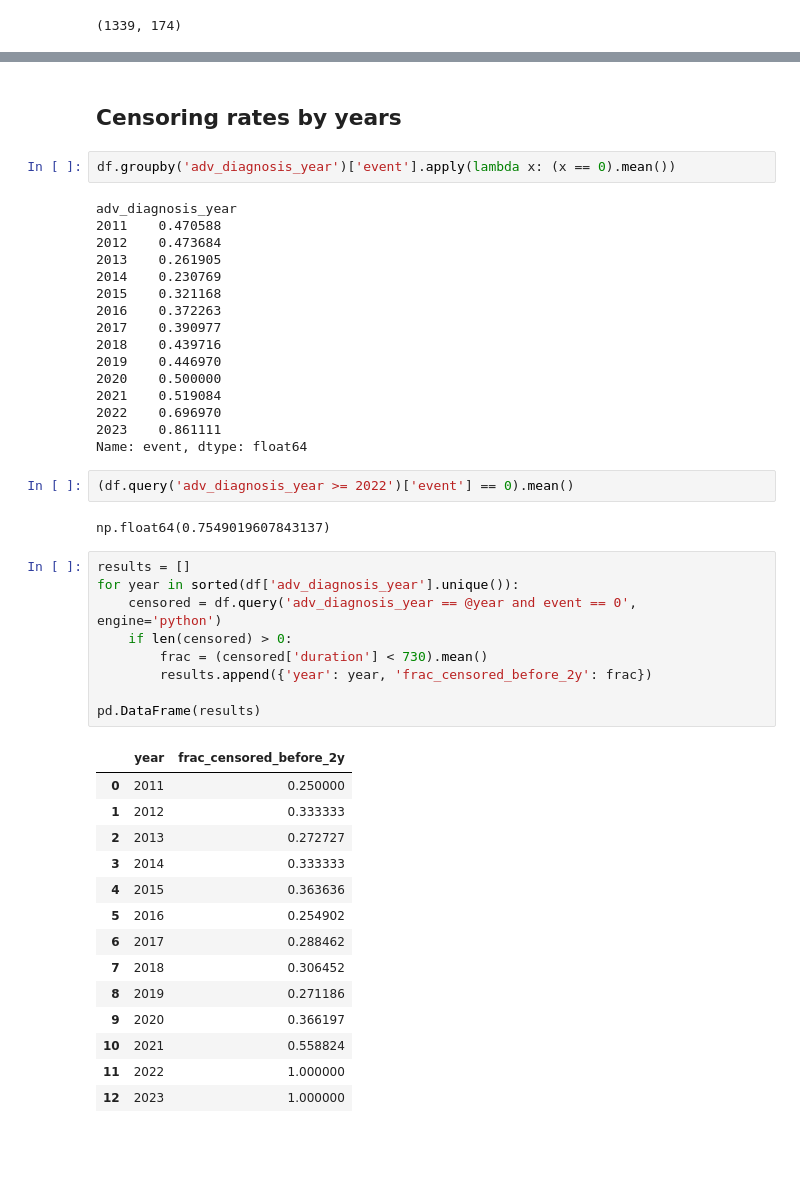
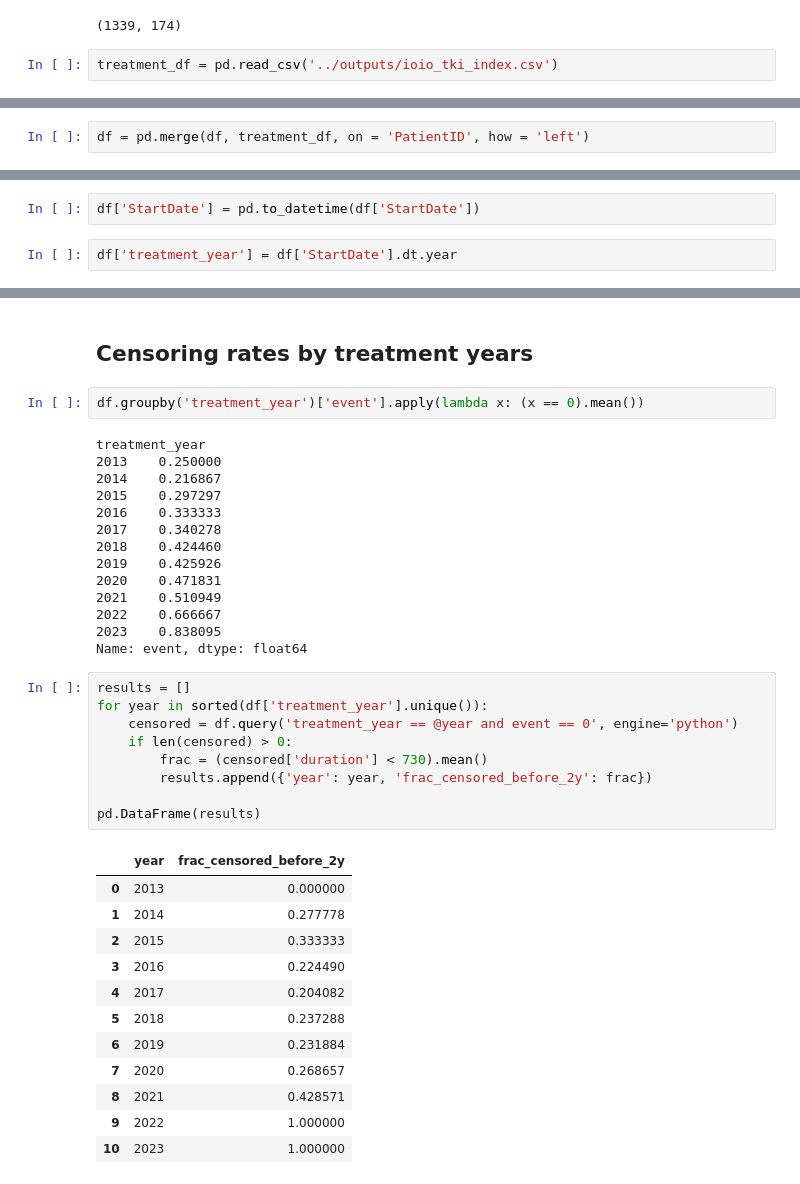
Before and after one commit to xavier-orcutt/io-heterogeneity, a Jupyter notebook: advMelanoma/notebooks/follow_up_adequacy.ipynb, the cells around one changed output, grey strips where cells are left out. Saved outputs shown, nothing was run; the diff lists cells and outputs as text; blank space fills up the shorter version.

```diff
--- a/advMelanoma/notebooks/follow_up_adequacy.ipynb
+++ b/advMelanoma/notebooks/follow_up_adequacy.ipynb
@@ -13,3 +15,5 @@ df = pd.read_csv('../outputs/ioio_tki_features_df.csv', dtype = dtype_map)
 df.shape
 # %% [output]
 (1339, 174)
+# %%
+treatment_df = pd.read_csv('../outputs/ioio_tki_index.csv')
@@ -15,0 +24,2 @@ df.shape
+# %%
+df = pd.merge(df, treatment_df, on = 'PatientID', how = 'left')
@@ -15,0 +30,4 @@ df.shape
+# %%
+df['StartDate'] = pd.to_datetime(df['StartDate'])
+# %%
+df['treatment_year'] = df['StartDate'].dt.year
@@ -16,49 +75,41 @@ df.shape
 # %% [markdown]
-## Censoring rates by years
+## Censoring rates by treatment years
 # %%
-df.groupby('adv_diagnosis_year')['event'].apply(lambda x: (x == 0).mean())
+df.groupby('treatment_year')['event'].apply(lambda x: (x == 0).mean())
 # %% [output]
-adv_diagnosis_year
-2011    0.470588
-2012    0.473684
-2013    0.261905
-2014    0.230769
-2015    0.321168
-2016    0.372263
-2017    0.390977
-2018    0.439716
-2019    0.446970
-2020    0.500000
-2021    0.519084
-2022    0.696970
-2023    0.861111
+treatment_year
+2013    0.250000
+2014    0.216867
+2015    0.297297
+2016    0.333333
+2017    0.340278
+2018    0.424460
+2019    0.425926
+2020    0.471831
+2021    0.510949
+2022    0.666667
+2023    0.838095
 Name: event, dtype: float64
-# %%
-(df.query('adv_diagnosis_year >= 2022')['event'] == 0).mean()
-# %% [output]
-np.float64(0.7549019607843137)
 # %%
 results = []
-for year in sorted(df['adv_diagnosis_year'].unique()):
-    censored = df.query('adv_diagnosis_year == @year and event == 0', engine='python')
+for year in sorted(df['treatment_year'].unique()):
+    censored = df.query('treatment_year == @year and event == 0', engine='python')
     if len(censored) > 0:
         frac = (censored['duration'] < 730).mean()
         results.append({'year': year, 'frac_censored_before_2y': frac})
 
 pd.DataFrame(results)
 # %% [output]
 |  | year | frac_censored_before_2y |
-| 0 | 2011 | 0.250000 |
-| 1 | 2012 | 0.333333 |
-| 2 | 2013 | 0.272727 |
-| 3 | 2014 | 0.333333 |
-| 4 | 2015 | 0.363636 |
-| 5 | 2016 | 0.254902 |
-| 6 | 2017 | 0.288462 |
-| 7 | 2018 | 0.306452 |
-| 8 | 2019 | 0.271186 |
-| 9 | 2020 | 0.366197 |
-| 10 | 2021 | 0.558824 |
-| 11 | 2022 | 1.000000 |
-| 12 | 2023 | 1.000000 |
+| 0 | 2013 | 0.000000 |
+| 1 | 2014 | 0.277778 |
+| 2 | 2015 | 0.333333 |
+| 3 | 2016 | 0.224490 |
+| 4 | 2017 | 0.204082 |
+| 5 | 2018 | 0.237288 |
+| 6 | 2019 | 0.231884 |
+| 7 | 2020 | 0.268657 |
+| 8 | 2021 | 0.428571 |
+| 9 | 2022 | 1.000000 |
+| 10 | 2023 | 1.000000 |
 # %% [markdown]
```
Also changed, not shown: parts of 12 cells of this notebook, 7 other files.
